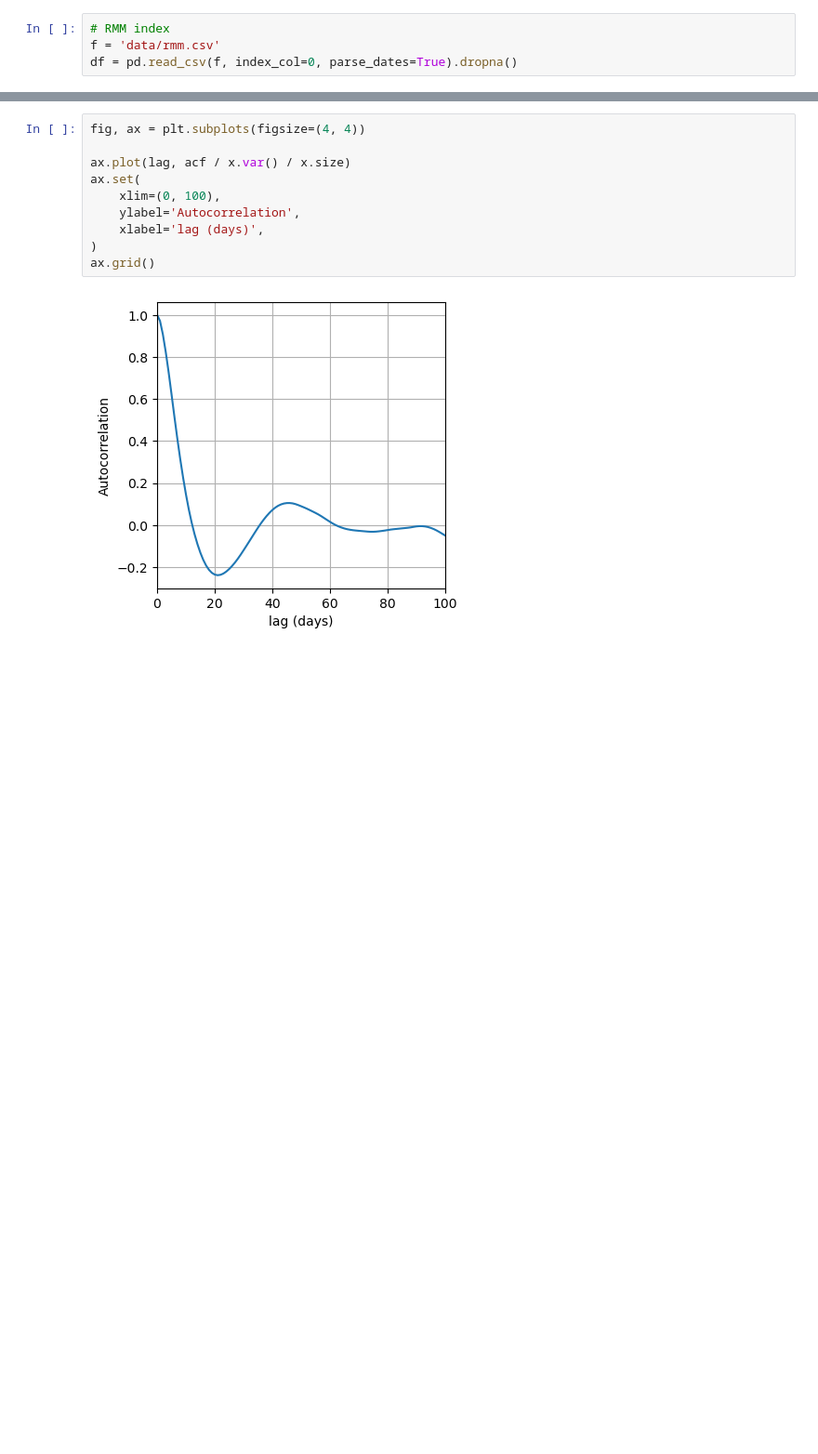
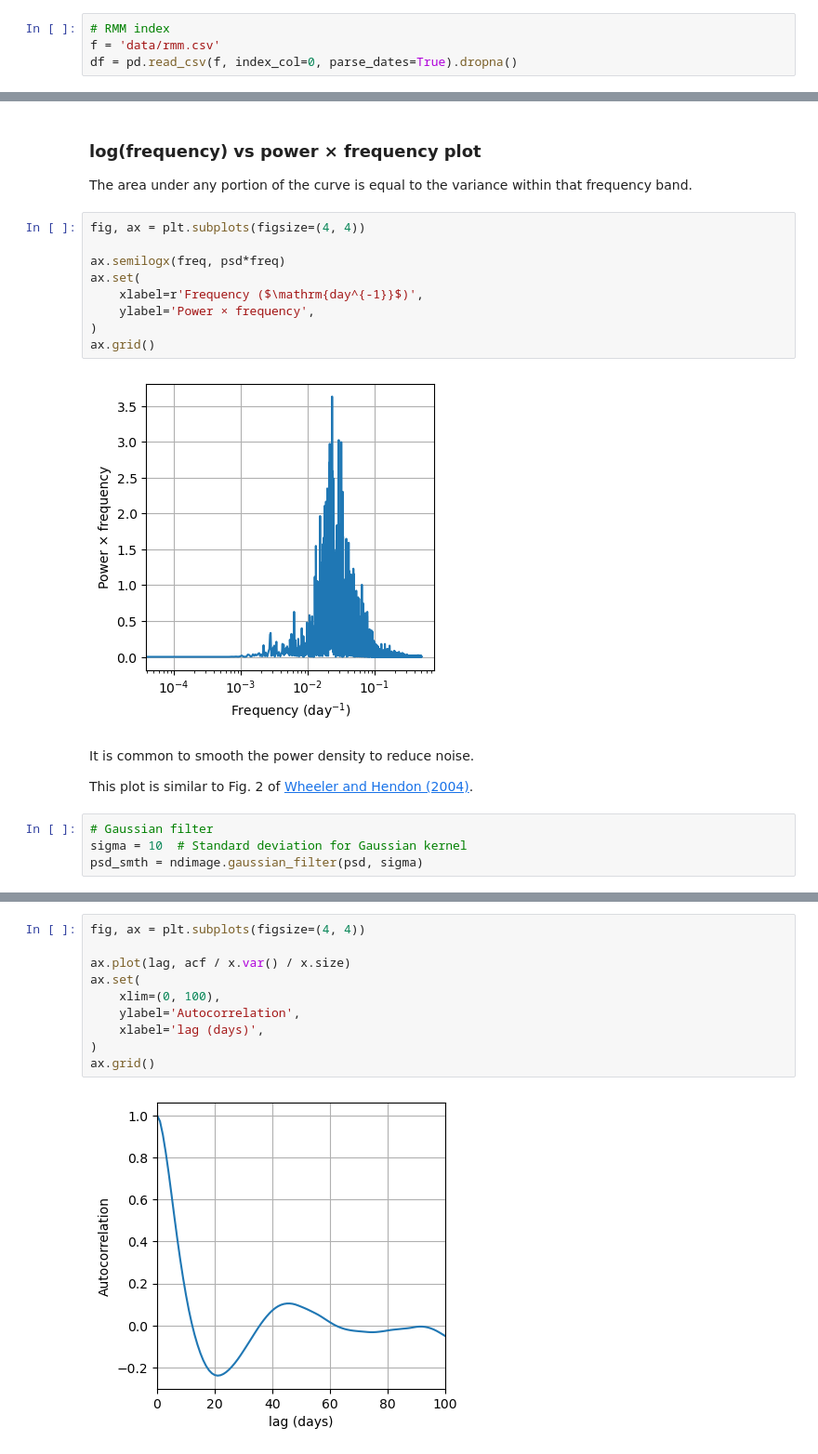
Before and after one commit to kinyatoride/AtmosAnalysisNotebooks, a Jupyter notebook: frequency_analysis_rmm.ipynb, the cells around one changed output, grey strips where cells are left out. Shown: that part at 93% size. Saved outputs shown, nothing was run; the diff lists cells and outputs as text; blank space fills up the shorter version.

```diff
--- a/frequency_analysis_rmm.ipynb
+++ b/frequency_analysis_rmm.ipynb
@@ -48,0 +89,22 @@ ax.grid()
+# %% [markdown]
+### log(frequency) vs power × frequency plot
+The area under any portion of the curve is equal to the variance within that frequency band.
+# %%
+fig, ax = plt.subplots(figsize=(4, 4))
+
+ax.semilogx(freq, psd*freq)
+ax.set(
+    xlabel=r'Frequency ($\mathrm{day^{-1}}$)',
+    ylabel='Power × frequency',
+)
+ax.grid()
+# %% [output]
+[figure, added]
+# %% [markdown]
+It is common to smooth the power density to reduce noise.
+
+This plot is similar to Fig. 2 of [Wheeler and Hendon (2004)](https://doi.org/10.1175/1520-0493%282004%29132<1917:AARMMI>2.0.CO;2).
+# %%
+# Gaussian filter
+sigma = 10  # Standard deviation for Gaussian kernel
+psd_smth = ndimage.gaussian_filter(psd, sigma)
```
Also changed, not shown: parts of 20 cells of this notebook.
